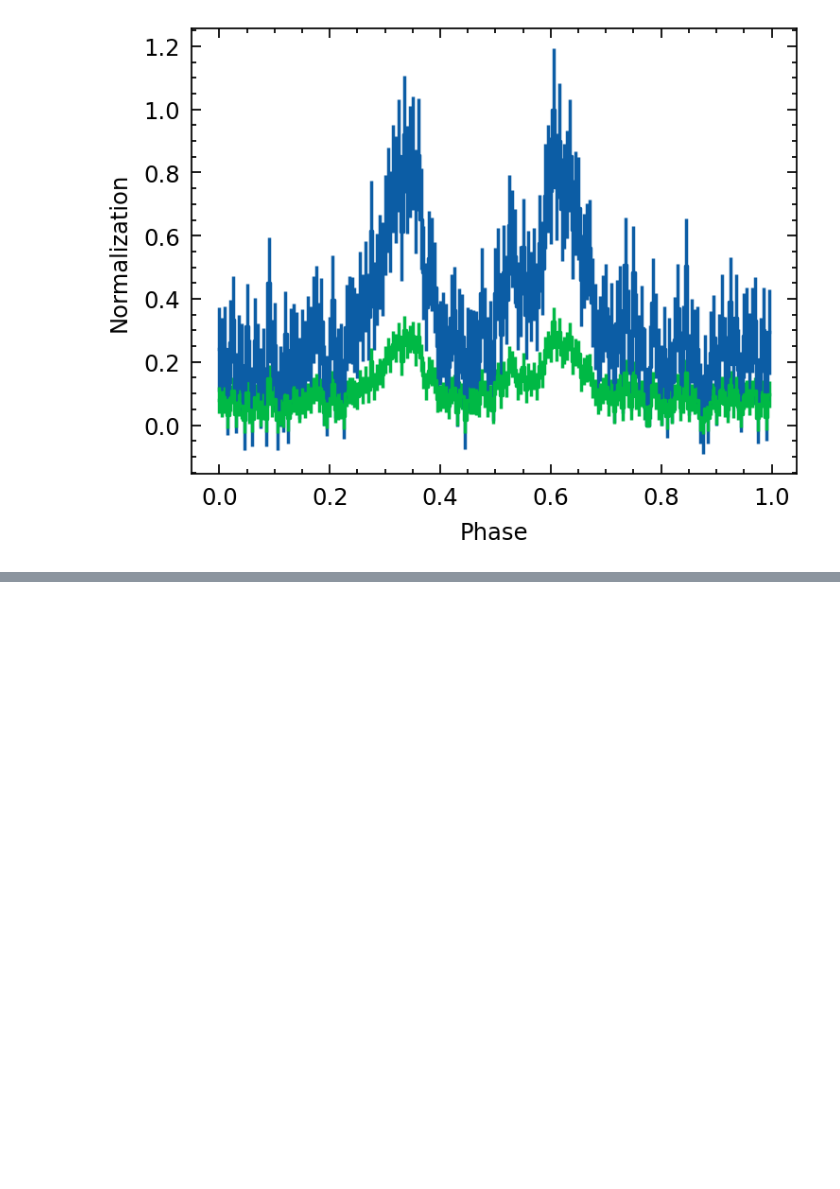
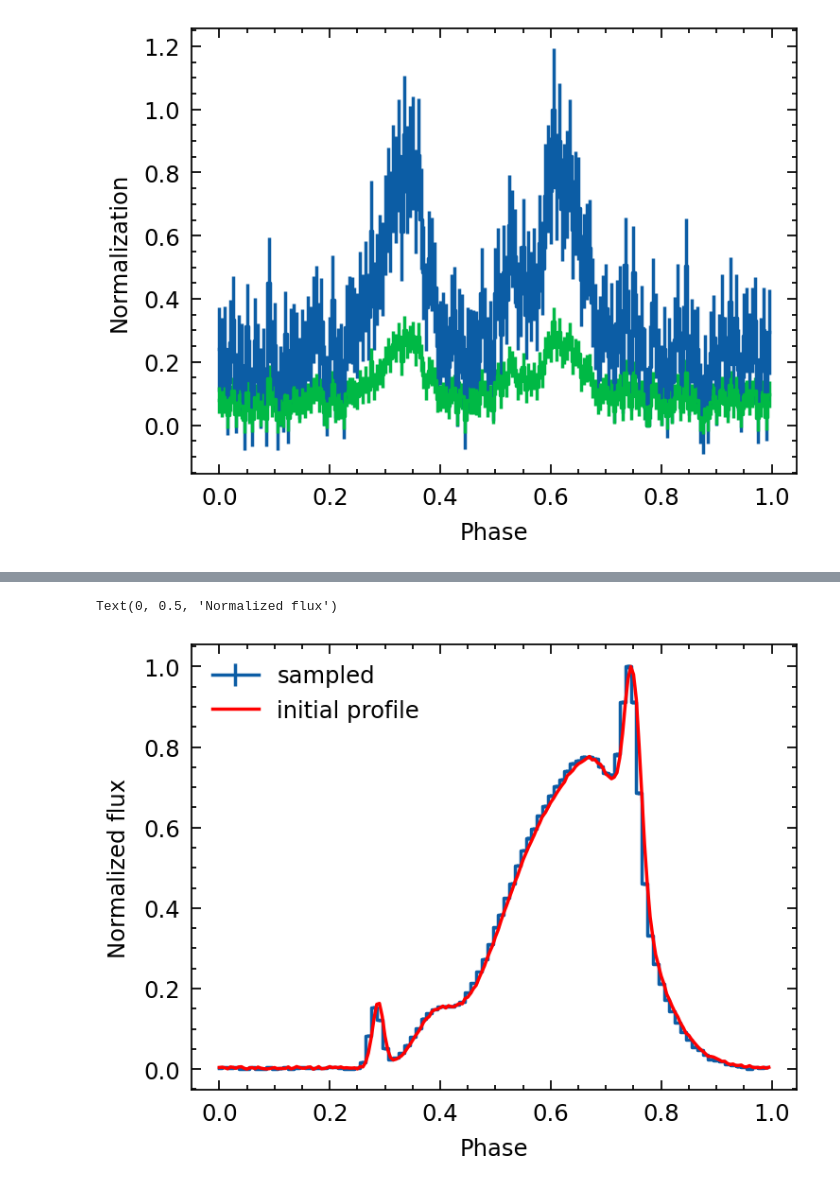
Before and after one commit to tuoyl/tat-pulsar, a Jupyter notebook: sphinxdocs/source/notebooks/PulsarTimingAnalysis.ipynb, the cells around one changed output, grey strips where cells are left out. Saved outputs shown, nothing was run; the diff lists cells and outputs as text; code cells hidden in the pictures; blank space fills up the shorter version.

```diff
--- a/sphinxdocs/source/notebooks/PulsarTimingAnalysis.ipynb
+++ b/sphinxdocs/source/notebooks/PulsarTimingAnalysis.ipynb
@@ -238,0 +244,33 @@ Text(0, 0.5, 'Normalization')
+# %%
+profile_init = draw_random_pulse(nbins=200, baseline=100000, pulsefrac=0.5)
+
+nphot = 20000000 # Number of photons to draw
+tstart = 59000 # Start time of simulated event list
+tstop  = 60000 # Stop time of simulated event list
+f0 = par.f0
+f1 = par.f1
+f2 = par.f2
+
+pepoch = int(par.t0geo)
+
+
+event_list = profile_init.sampling_event(nphot=nphot,
+                                             tstart=tstart,
+                                             tstop=tstop,
+                                             f0=f0, f1=f1, f2=f2,
+                                             pepoch=pepoch)
+# %%
+profile_sampled = fold(event_list,
+                       pepoch=pepoch, f0=f0, f1=f1, f2=f2,
+                       nbins=100, format='mjd')
+profile_sampled.norm()
+profile_init.norm()
+plt.errorbar(profile_sampled.phase, profile_sampled.counts,
+             profile_sampled.error, ds='steps-mid', label='sampled')
+plt.errorbar(profile_init.phase, profile_init.counts, c='r', label='initial profile')
+plt.legend()
+plt.xlabel("Phase")
+plt.ylabel("Normalized flux")
+# %% [output]
+Text(0, 0.5, 'Normalized flux')
+[figure, added]
```
Also changed, not shown: parts of 1 cell of this notebook, 32 other files.
